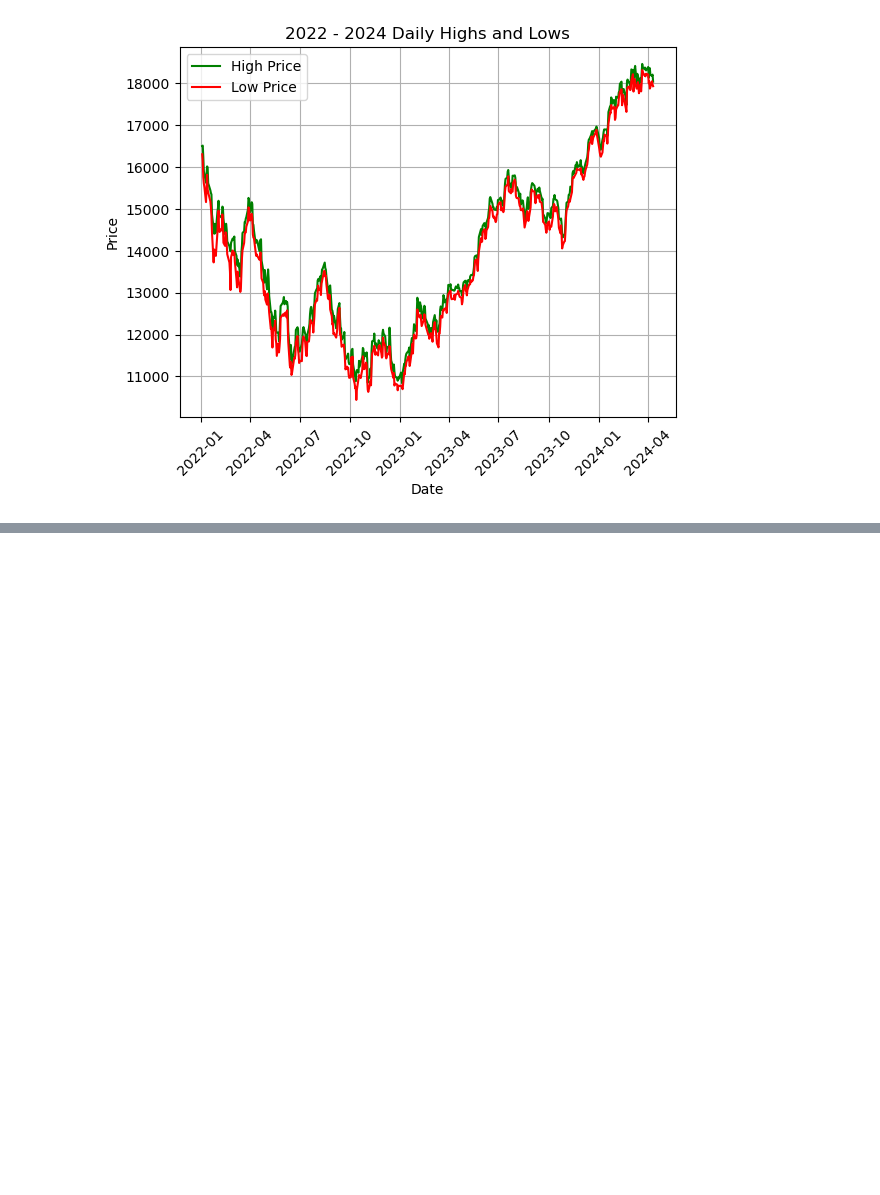
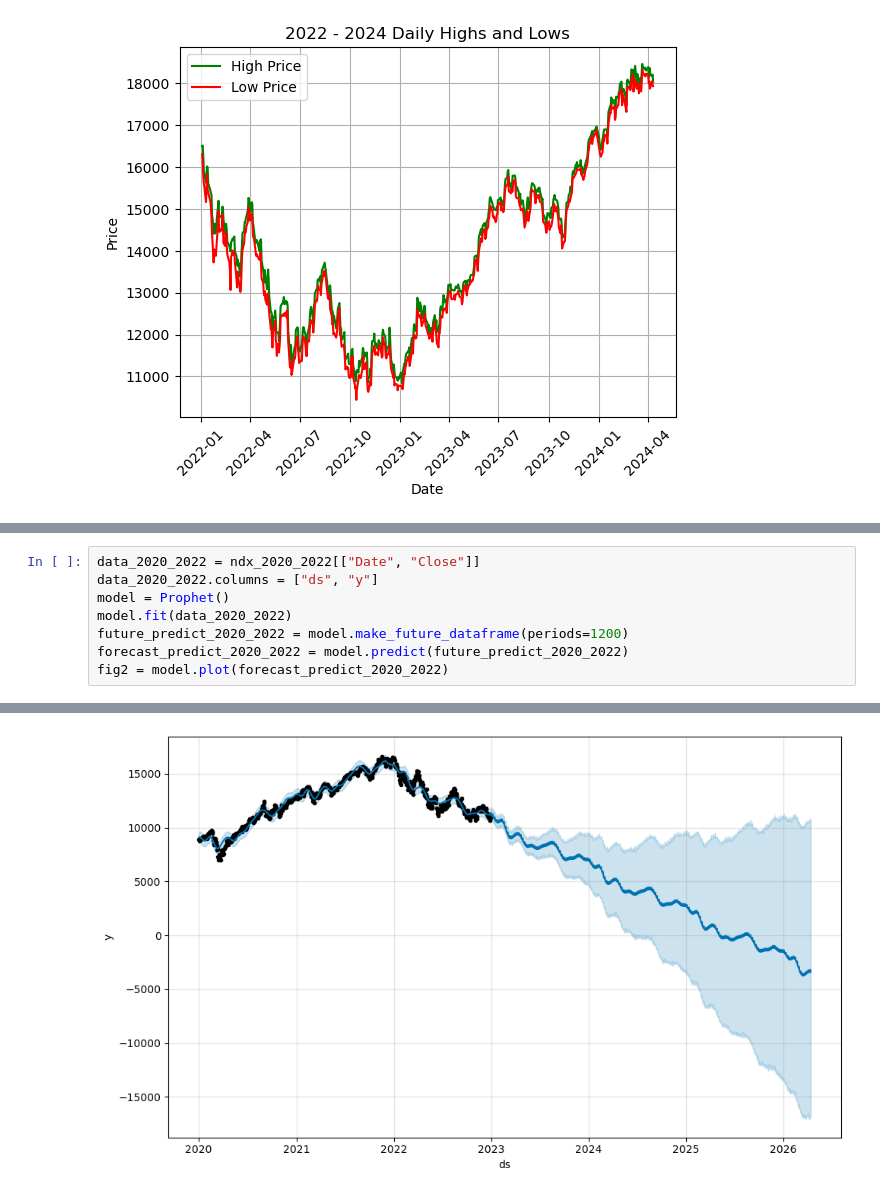
Before and after one commit to Ozkazanc1991/Project1, a Jupyter notebook: nasdaq_data_analysis_ryan_update_april_15.ipynb, the cells around one changed output, grey strips where cells are left out. Saved outputs shown, nothing was run; the diff lists cells and outputs as text; blank space fills up the shorter version.

```diff
--- a/nasdaq_data_analysis_ryan_update_april_15.ipynb
+++ b/nasdaq_data_analysis_ryan_update_april_15.ipynb
@@ -383,0 +396,9 @@ plt.show()
+# %%
+data_2020_2022 = ndx_2020_2022[["Date", "Close"]]
+data_2020_2022.columns = ["ds", "y"]
+model = Prophet()
+model.fit(data_2020_2022)
+future_predict_2020_2022 = model.make_future_dataframe(periods=1200)
+forecast_predict_2020_2022 = model.predict(future_predict_2020_2022)
+fig2 = model.plot(forecast_predict_2020_2022)
+# %% [output]
@@ -383,0 +407 @@ plt.show()
+[figure, added]
```
Also changed, not shown: parts of 4 cells of this notebook.
